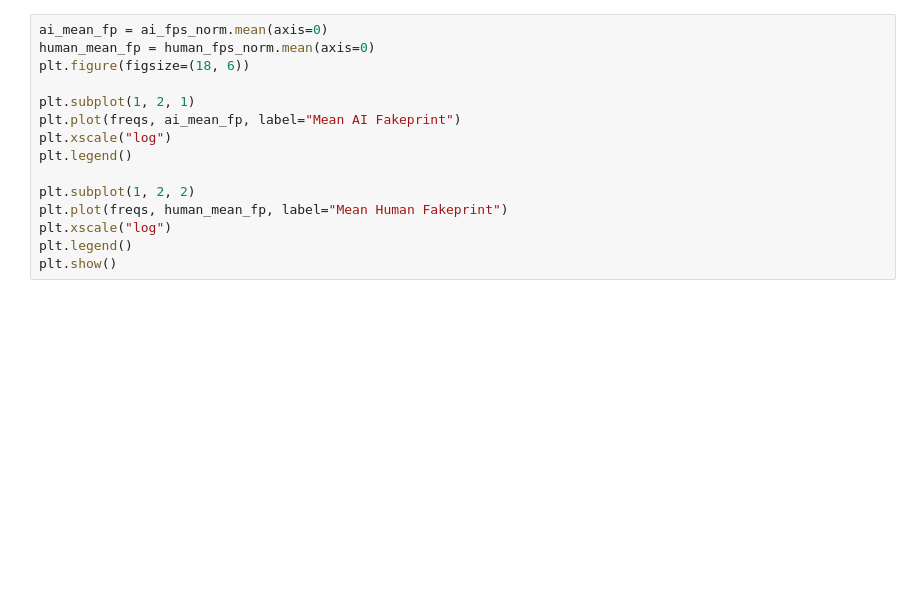
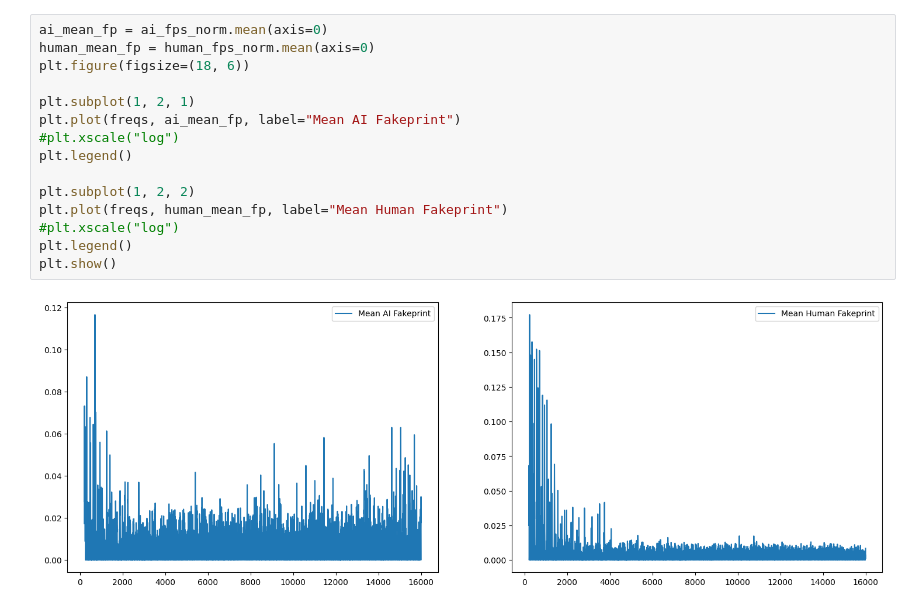
Before and after one commit to thomas0barand/robust-deepfake-detector, a Jupyter notebook: crosscorr.ipynb, the cells around one changed output. Cells and saved outputs as stored; diff of their text form; blank space fills up the shorter version.

```diff
--- a/crosscorr.ipynb
+++ b/crosscorr.ipynb
@@ -65,18 +63,20 @@ ValueError: x and y must have same first dimension, but have shapes (607,) and (
 # %%
 ai_mean_fp = ai_fps_norm.mean(axis=0)
 human_mean_fp = human_fps_norm.mean(axis=0)
 plt.figure(figsize=(18, 6))
 
 plt.subplot(1, 2, 1)
 plt.plot(freqs, ai_mean_fp, label="Mean AI Fakeprint")
-plt.xscale("log")
+#plt.xscale("log")
 plt.legend()
 
 plt.subplot(1, 2, 2)
 plt.plot(freqs, human_mean_fp, label="Mean Human Fakeprint")
-plt.xscale("log")
+#plt.xscale("log")
 plt.legend()
 plt.show()
+# %% [output]
+[figure, added]
 # %%
 # compute variances/covariances
 ai_cov_matrix = np.cov(ai_fps_norm.T)  # (F, F)
```
Also changed, not shown: parts of 7 cells of this notebook, 53 other files.
